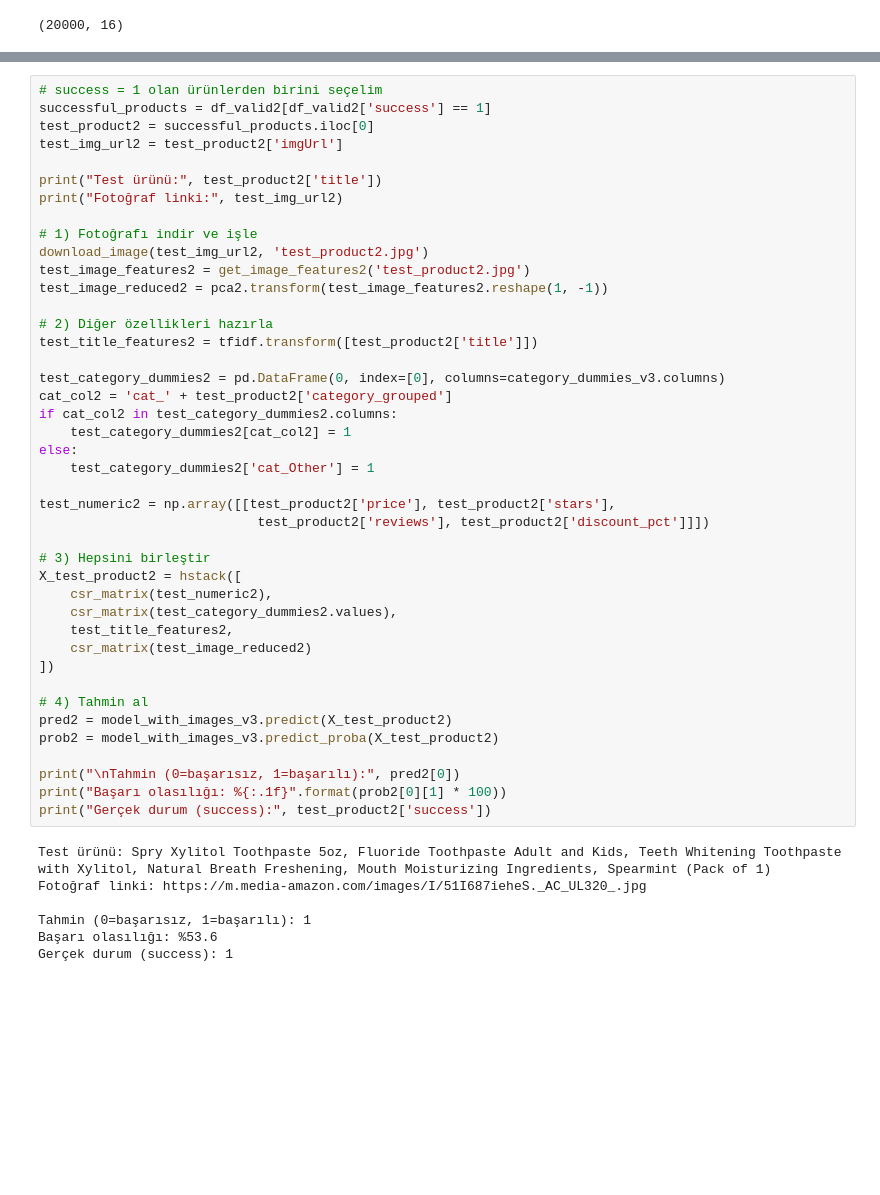
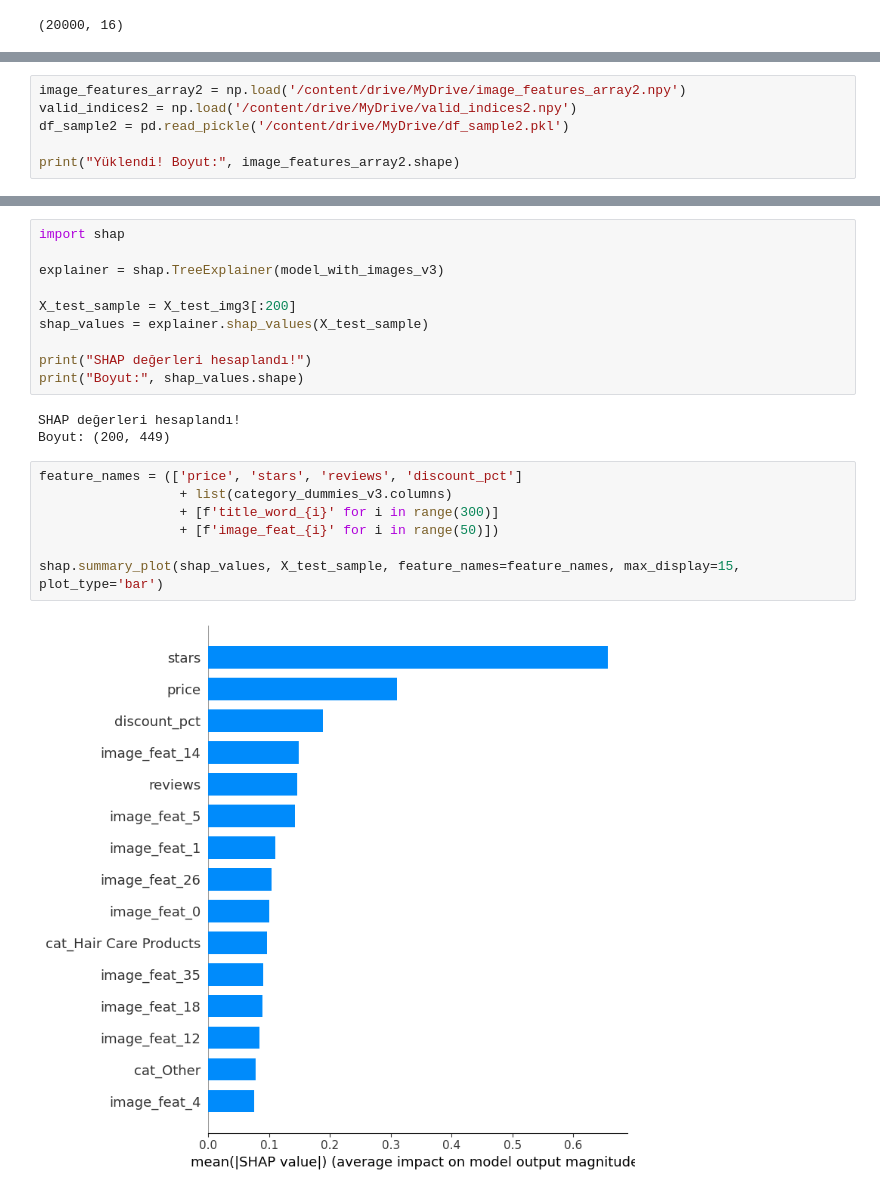
Before and after one commit to ylznrdgntmr/ai_success_product, a Jupyter notebook: ai_product_success_predictor.ipynb.ipynb, the cells around one changed output, grey strips where cells are left out. Cells and saved outputs as stored; diff of their text form; blank space fills up the shorter version.

Commit message:
Phase 3 and Phase 4 complete - SHAP, Gemini LLM, Gradio interface

```diff
--- a/ai_product_success_predictor.ipynb.ipynb
+++ b/ai_product_success_predictor.ipynb.ipynb
@@ -450,0 +435,6 @@ df_sample2 de kaydedildi!
+# %%
+image_features_array2 = np.load('/content/drive/MyDrive/image_features_array2.npy')
+valid_indices2 = np.load('/content/drive/MyDrive/valid_indices2.npy')
+df_sample2 = pd.read_pickle('/content/drive/MyDrive/df_sample2.pkl')
+
+print("Yüklendi! Boyut:", image_features_array2.shape)
@@ -570,49 +490,22 @@ Gerçek durum (success): 0
-# %%
-# success = 1 olan ürünlerden birini seçelim
-successful_products = df_valid2[df_valid2['success'] == 1]
-test_product2 = successful_products.iloc[0]
-test_img_url2 = test_product2['imgUrl']
-
-print("Test ürünü:", test_product2['title'])
-print("Fotoğraf linki:", test_img_url2)
-
-# 1) Fotoğrafı indir ve işle
-download_image(test_img_url2, 'test_product2.jpg')
-test_image_features2 = get_image_features2('test_product2.jpg')
-test_image_reduced2 = pca2.transform(test_image_features2.reshape(1, -1))
-
-# 2) Diğer özellikleri hazırla
-test_title_features2 = tfidf.transform([test_product2['title']])
-
-test_category_dummies2 = pd.DataFrame(0, index=[0], columns=category_dummies_v3.columns)
-cat_col2 = 'cat_' + test_product2['category_grouped']
-if cat_col2 in test_category_dummies2.columns:
-    test_category_dummies2[cat_col2] = 1
-else:
-    test_category_dummies2['cat_Other'] = 1
-
-test_numeric2 = np.array([[test_product2['price'], test_product2['stars'],
-                            test_product2['reviews'], test_product2['discount_pct']]])
-
-# 3) Hepsini birleştir
-X_test_product2 = hstack([
-    csr_matrix(test_numeric2),
-    csr_matrix(test_category_dummies2.values),
-    test_title_features2,
-    csr_matrix(test_image_reduced2)
-])
-
-# 4) Tahmin al
-pred2 = model_with_images_v3.predict(X_test_product2)
-prob2 = model_with_images_v3.predict_proba(X_test_product2)
-
-print("\nTahmin (0=başarısız, 1=başarılı):", pred2[0])
-print("Başarı olasılığı: %{:.1f}".format(prob2[0][1] * 100))
-print("Gerçek durum (success):", test_product2['success'])
-# %% [output]
-Test ürünü: Spry Xylitol Toothpaste 5oz, Fluoride Toothpaste Adult and Kids, Teeth Whitening Toothpaste with Xylitol, Natural Breath Freshening, Mouth Moisturizing Ingredients, Spearmint (Pack of 1)
-Fotoğraf linki: https://m.media-amazon.com/images/I/51I687ieheS._AC_UL320_.jpg
-
-Tahmin (0=başarısız, 1=başarılı): 1
-Başarı olasılığı: %53.6
-Gerçek durum (success): 1
+# %%
+import shap
+
+explainer = shap.TreeExplainer(model_with_images_v3)
+
+X_test_sample = X_test_img3[:200]
+shap_values = explainer.shap_values(X_test_sample)
+
+print("SHAP değerleri hesaplandı!")
+print("Boyut:", shap_values.shape)
+# %% [output]
+SHAP değerleri hesaplandı!
+Boyut: (200, 449)
+# %%
+feature_names = (['price', 'stars', 'reviews', 'discount_pct']
+                  + list(category_dummies_v3.columns)
+                  + [f'title_word_{i}' for i in range(300)]
+                  + [f'image_feat_{i}' for i in range(50)])
+
+shap.summary_plot(shap_values, X_test_sample, feature_names=feature_names, max_display=15, plot_type='bar')
+# %% [output]
+[figure, added]
```
Also changed, not shown: parts of 24 cells of this notebook.
